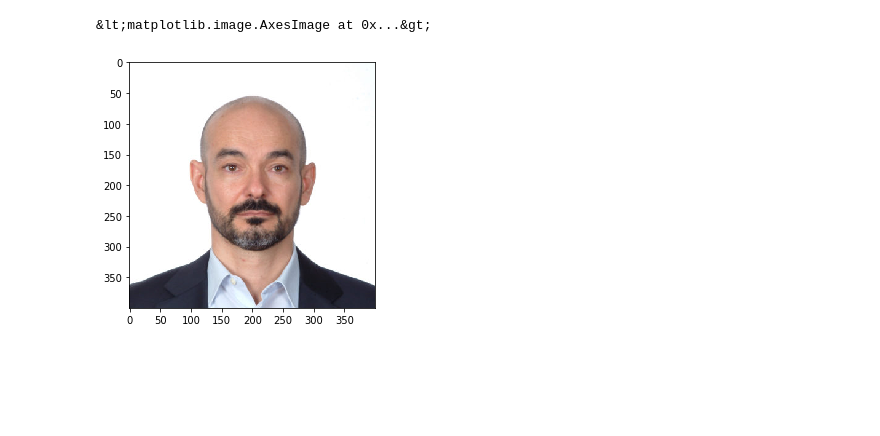
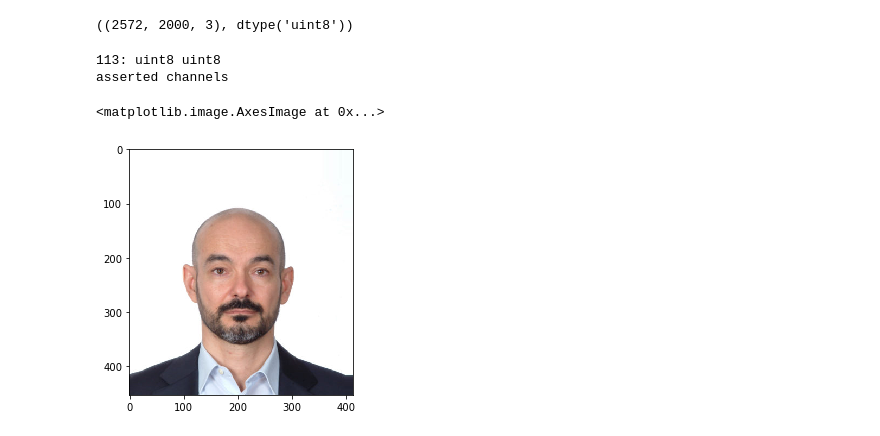
Before and after one commit to aprilsin/cs194-proj3, a Jupyter notebook: CS194 Proj3.ipynb, the cells around one changed output. Cells and saved outputs as stored; diff of their text form; code cells hidden in the pictures; blank space fills up the shorter version.

```diff
--- a/CS194 Proj3.ipynb
+++ b/CS194 Proj3.ipynb
@@ -14,0 +20,8 @@ im2 = io.imread(data/'passport1.jpg')
+# %%
+def read_img(img_name):
+    im_path = data / img_name
+    img = io.imread(im_path)
+    img = img_as_ubyte(img)
+    return img
+im1 = read_img('passport0.jpg')
+im2 = read_img('passport1.jpg')
@@ -14,0 +32,4 @@ im2 = io.imread(data/'passport1.jpg')
+# %%
+im2.shape, im2.dtype
+# %% [output]
+((2572, 2000, 3), dtype('uint8'))
@@ -15,5 +44,14 @@ im2 = io.imread(data/'passport1.jpg')
+# %%
+im1_pts = [(168.3595147041188, 172.57553932868734),
+ (244.04541820459184, 172.57553932868734)]
+im2_pts = [(780.2360288137563, 1114.7206343673752),
+ (1228.4758336237944, 1102.7675729057742)]
+im1_aligned, im2_aligned = align_images(im1, im2, im1_pts, im2_pts)
+# %% [output]
+113: uint8 uint8
+asserted channels
 # %%
-io.imshow(im1)
+io.imshow(im1_aligned)
 # %% [output]
-&lt;matplotlib.image.AxesImage at 0x...&gt;
+<matplotlib.image.AxesImage at 0x...>
-[figure, old version]
+[figure, new version]
```
Also changed, not shown: parts of 18 cells of this notebook, 4 other files.
